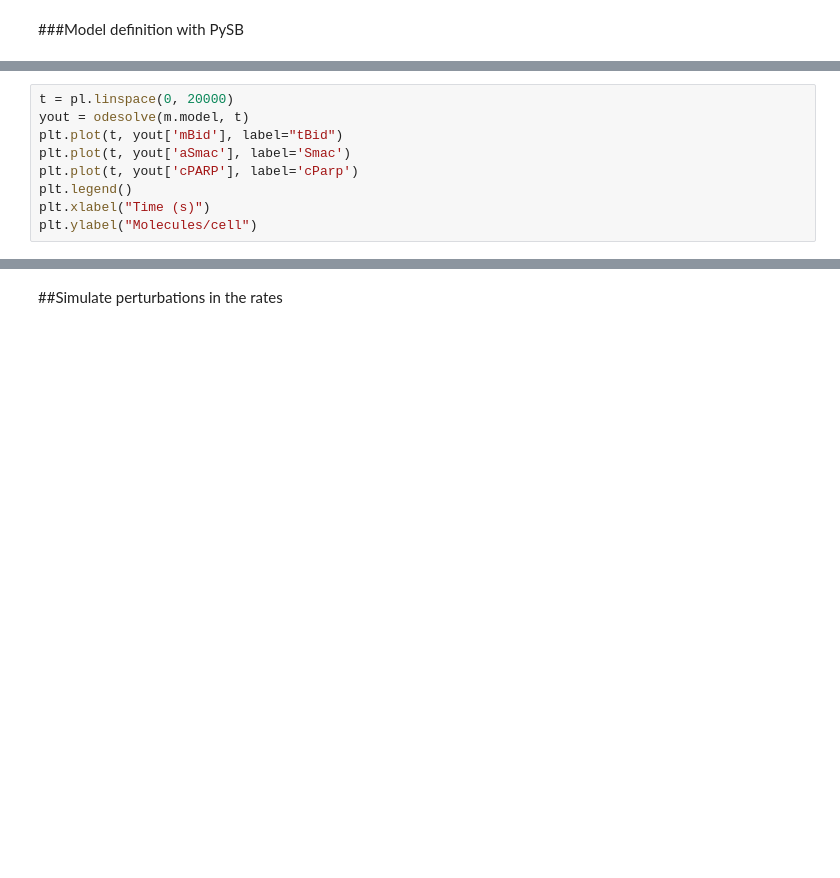
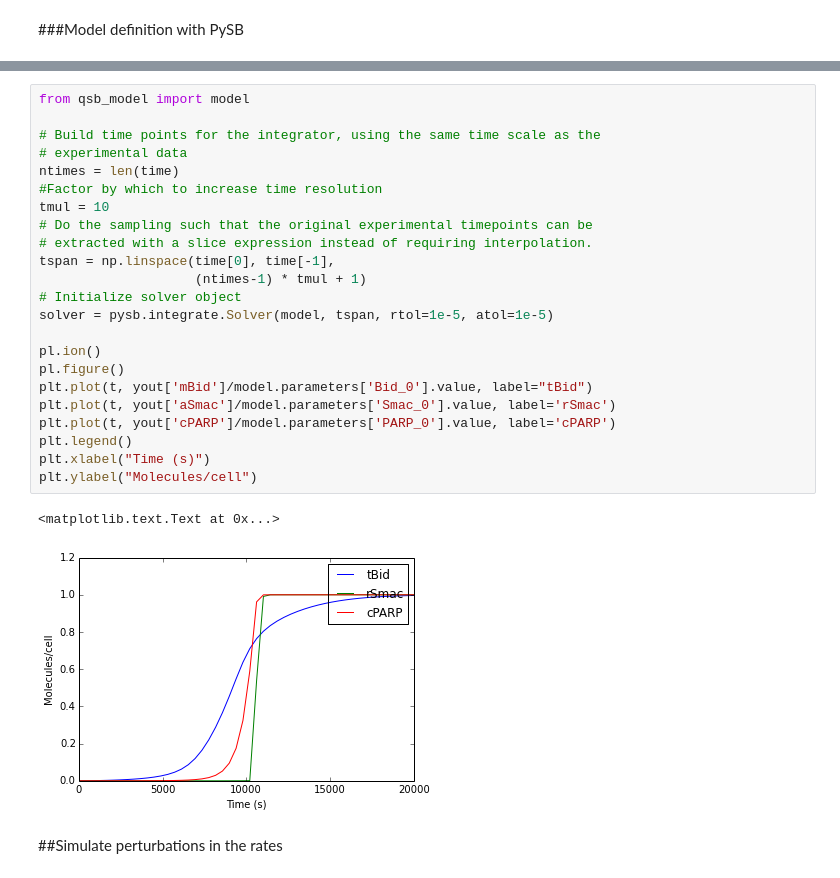
Before and after one commit to ortega2247/qsb, a Jupyter notebook: qsb.ipynb, the cells around one changed output, grey strips where cells are left out. Drawn from its saved outputs; the diff is of its cells as text; blank space fills up the shorter version.

```diff
--- a/qsb.ipynb
+++ b/qsb.ipynb
@@ -135,9 +146,0 @@ import qsb_model as m
-# %%
-t = pl.linspace(0, 20000)
-yout = odesolve(m.model, t)
-plt.plot(t, yout['mBid'], label="tBid")
-plt.plot(t, yout['aSmac'], label='Smac')
-plt.plot(t, yout['cPARP'], label='cParp')
-plt.legend()
-plt.xlabel("Time (s)")
-plt.ylabel("Molecules/cell")
@@ -271,3 +263,29 @@ perturbations['mBid'][0]
+# %%
+from qsb_model import model
+
+# Build time points for the integrator, using the same time scale as the
+# experimental data
+ntimes = len(time)
+#Factor by which to increase time resolution
+tmul = 10
+# Do the sampling such that the original experimental timepoints can be
+# extracted with a slice expression instead of requiring interpolation.
+tspan = np.linspace(time[0], time[-1],
+                    (ntimes-1) * tmul + 1)
+# Initialize solver object
+solver = pysb.integrate.Solver(model, tspan, rtol=1e-5, atol=1e-5)
+
+pl.ion()
+pl.figure()
+plt.plot(t, yout['mBid']/model.parameters['Bid_0'].value, label="tBid")
+plt.plot(t, yout['aSmac']/model.parameters['Smac_0'].value, label='rSmac')
+plt.plot(t, yout['cPARP']/model.parameters['PARP_0'].value, label='cPARP')
+plt.legend()
+plt.xlabel("Time (s)")
+plt.ylabel("Molecules/cell")
+# %% [output]
+<matplotlib.text.Text at 0x...>
+[figure, added]
 # %% [markdown]
 ##Simulate perturbations in the rates
 # %% [markdown]
```
Also changed, not shown: parts of 28 cells of this notebook.
